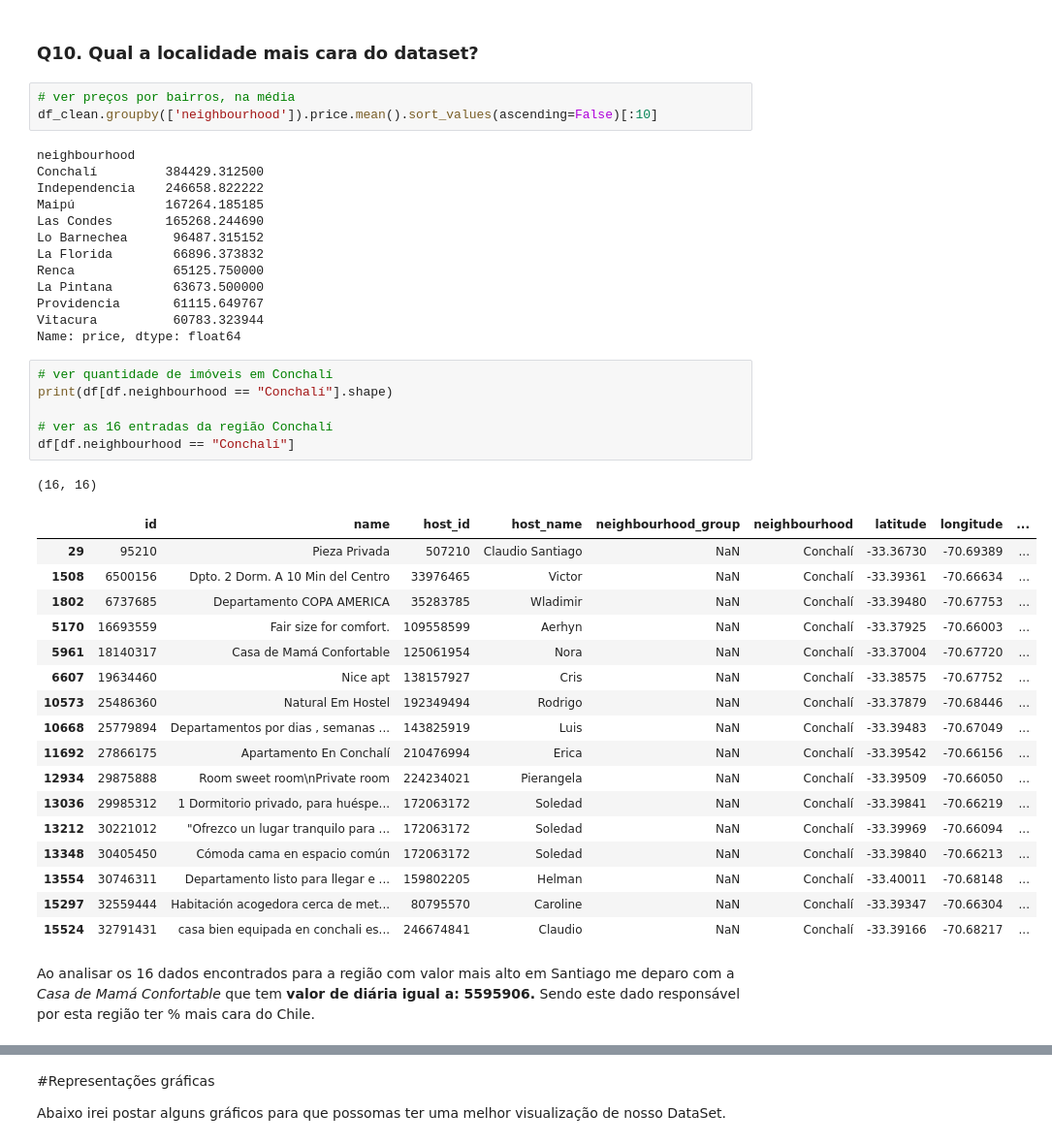
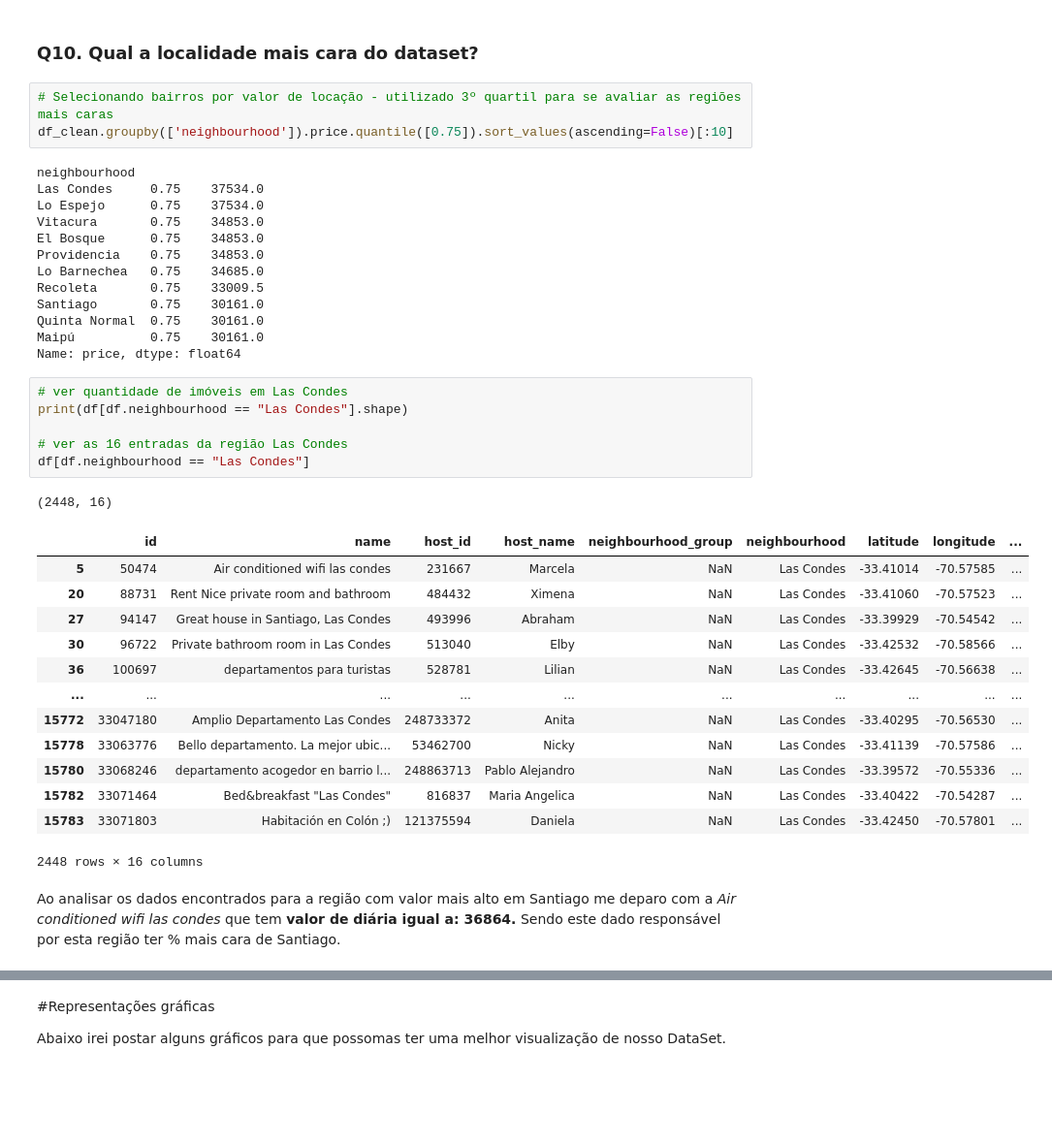
Before and after one commit to gabrielaugustom/meu-portfolio, a Jupyter notebook: Chile_Analisando_os_Dados_do_Airbnb.ipynb, the cells around one changed output, grey strips where cells are left out. Shown at 97% size. Saved outputs shown, nothing was run; the diff lists cells and outputs as text; blank space fills up the shorter version.

```diff
--- a/Chile_Analisando_os_Dados_do_Airbnb.ipynb
+++ b/Chile_Analisando_os_Dados_do_Airbnb.ipynb
@@ -449,45 +476,41 @@ Aproximadamente **56% dos imóveis disponíveis no Airbnb no Chile** são aparta
 # %% [markdown]
 ### **Q10. Qual a localidade mais cara do dataset?**
 # %%
-# ver preços por bairros, na média
-df_clean.groupby(['neighbourhood']).price.mean().sort_values(ascending=False)[:10]
+# Selecionando bairros por valor de locação - utilizado 3º quartil para se avaliar as regiões mais caras
+df_clean.groupby(['neighbourhood']).price.quantile([0.75]).sort_values(ascending=False)[:10]
 # %% [output]
 neighbourhood
-Conchalí         384429.312500
-Independencia    246658.822222
-Maipú            167264.185185
-Las Condes       165268.244690
-Lo Barnechea      96487.315152
-La Florida        66896.373832
-Renca             65125.750000
-La Pintana        63673.500000
-Providencia       61115.649767
-Vitacura          60783.323944
+Las Condes     0.75    37534.0
+Lo Espejo      0.75    37534.0
+Vitacura       0.75    34853.0
+El Bosque      0.75    34853.0
+Providencia    0.75    34853.0
+Lo Barnechea   0.75    34685.0
+Recoleta       0.75    33009.5
+Santiago       0.75    30161.0
+Quinta Normal  0.75    30161.0
+Maipú          0.75    30161.0
 Name: price, dtype: float64
 # %%
-# ver quantidade de imóveis em Conchalí
-print(df[df.neighbourhood == "Conchalí"].shape)
+# ver quantidade de imóveis em Las Condes
+print(df[df.neighbourhood == "Las Condes"].shape)
 
-# ver as 16 entradas da região Conchalí
-df[df.neighbourhood == "Conchalí"]
+# ver as 16 entradas da região Las Condes
+df[df.neighbourhood == "Las Condes"]
 # %% [output]
-(16, 16)
+(2448, 16)
 |  | id | name | host_id | host_name | neighbourhood_group | neighbourhood | latitude | longitude | ... |
-| 29 | 95210 | Pieza Privada | 507210 | Claudio Santiago | NaN | Conchalí | -33.36730 | -70.69389 | ... |
-| 1508 | 6500156 | Dpto. 2 Dorm. A 10 Min del Centro | 33976465 | Victor | NaN | Conchalí | -33.39361 | -70.66634 | ... |
-| 1802 | 6737685 | Departamento COPA AMERICA | 35283785 | Wladimir | NaN | Conchalí | -33.39480 | -70.67753 | ... |
-| 5170 | 16693559 | Fair size for comfort. | 109558599 | Aerhyn | NaN | Conchalí | -33.37925 | -70.66003 | ... |
-| 5961 | 18140317 | Casa de Mamá Confortable | 125061954 | Nora | NaN | Conchalí | -33.37004 | -70.67720 | ... |
-| 6607 | 19634460 | Nice apt | 138157927 | Cris | NaN | Conchalí | -33.38575 | -70.67752 | ... |
-| 10573 | 25486360 | Natural Em Hostel | 192349494 | Rodrigo | NaN | Conchalí | -33.37879 | -70.68446 | ... |
-| 10668 | 25779894 | Departamentos por dias , semanas ... | 143825919 | Luis | NaN | Conchalí | -33.39483 | -70.67049 | ... |
-| 11692 | 27866175 | Apartamento En Conchalí | 210476994 | Erica | NaN | Conchalí | -33.39542 | -70.66156 | ... |
-| 12934 | 29875888 | Room sweet room\nPrivate room | 224234021 | Pierangela | NaN | Conchalí | -33.39509 | -70.66050 | ... |
-| 13036 | 29985312 | 1 Dormitorio privado, para huéspe... | 172063172 | Soledad | NaN | Conchalí | -33.39841 | -70.66219 | ... |
-| 13212 | 30221012 | "Ofrezco un lugar tranquilo para ... | 172063172 | Soledad | NaN | Conchalí | -33.39969 | -70.66094 | ... |
-| 13348 | 30405450 | Cómoda cama en espacio común | 172063172 | Soledad | NaN | Conchalí | -33.39840 | -70.66213 | ... |
-| 13554 | 30746311 | Departamento listo para llegar e ... | 159802205 | Helman | NaN | Conchalí | -33.40011 | -70.68148 | ... |
-| 15297 | 32559444 | Habitación acogedora cerca de met... | 80795570 | Caroline | NaN | Conchalí | -33.39347 | -70.66304 | ... |
-| 15524 | 32791431 | casa bien equipada en conchali es... | 246674841 | Claudio | NaN | Conchalí | -33.39166 | -70.68217 | ... |
+| 5 | 50474 | Air conditioned wifi las condes | 231667 | Marcela | NaN | Las Condes | -33.41014 | -70.57585 | ... |
+| 20 | 88731 | Rent Nice private room and bathroom | 484432 | Ximena | NaN | Las Condes | -33.41060 | -70.57523 | ... |
+| 27 | 94147 | Great house in Santiago, Las Condes | 493996 | Abraham | NaN | Las Condes | -33.39929 | -70.54542 | ... |
+| 30 | 96722 | Private bathroom room in Las Condes | 513040 | Elby | NaN | Las Condes | -33.42532 | -70.58566 | ... |
+| 36 | 100697 | departamentos para turistas | 528781 | Lilian | NaN | Las Condes | -33.42645 | -70.56638 | ... |
+| ... | ... | ... | ... | ... | ... | ... | ... | ... | ... |
+| 15772 | 33047180 | Amplio Departamento Las Condes | 248733372 | Anita | NaN | Las Condes | -33.40295 | -70.56530 | ... |
+| 15778 | 33063776 | Bello departamento. La mejor ubic... | 53462700 | Nicky | NaN | Las Condes | -33.41139 | -70.57586 | ... |
+| 15780 | 33068246 | departamento acogedor en barrio l... | 248863713 | Pablo Alejandro | NaN | Las Condes | -33.39572 | -70.55336 | ... |
+| 15782 | 33071464 | Bed&breakfast "Las Condes" | 816837 | Maria Angelica | NaN | Las Condes | -33.40422 | -70.54287 | ... |
+| 15783 | 33071803 | Habitación en Colón ;) | 121375594 | Daniela | NaN | Las Condes | -33.42450 | -70.57801 | ... |
+2448 rows × 16 columns
 # %% [markdown]
-Ao analisar os 16 dados encontrados para a região com valor mais alto em Santiago me deparo com a *Casa de Mamá Confortable* que tem **valor de diária igual a: 5595906.** Sendo este dado responsável por esta região ter % mais cara do Chile.
+Ao analisar os dados encontrados para a região com valor mais alto em Santiago me deparo com a *Air conditioned wifi las condes* que tem **valor de diária igual a: 36864.** Sendo este dado responsável por esta região ter % mais cara de Santiago.
```
Also changed, not shown: parts of 18 cells of this notebook.
